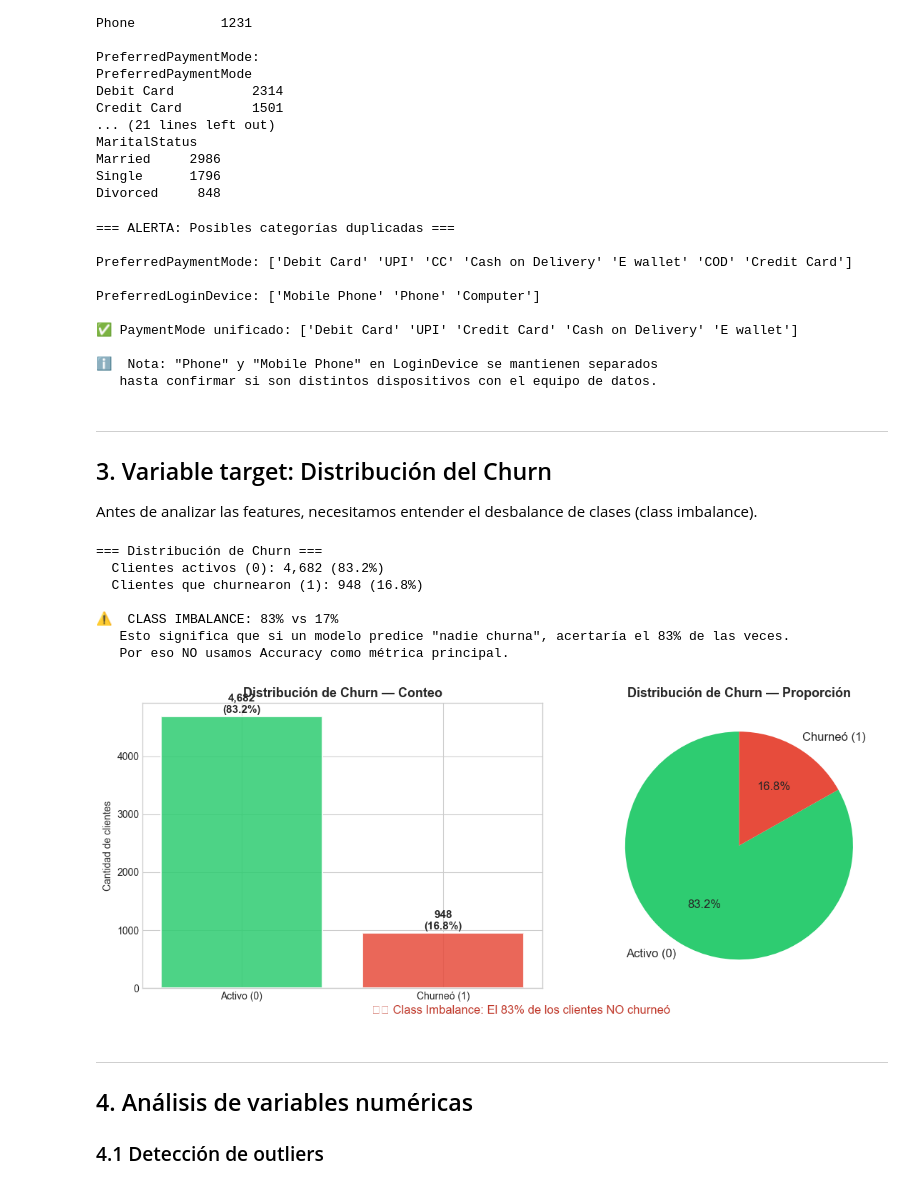
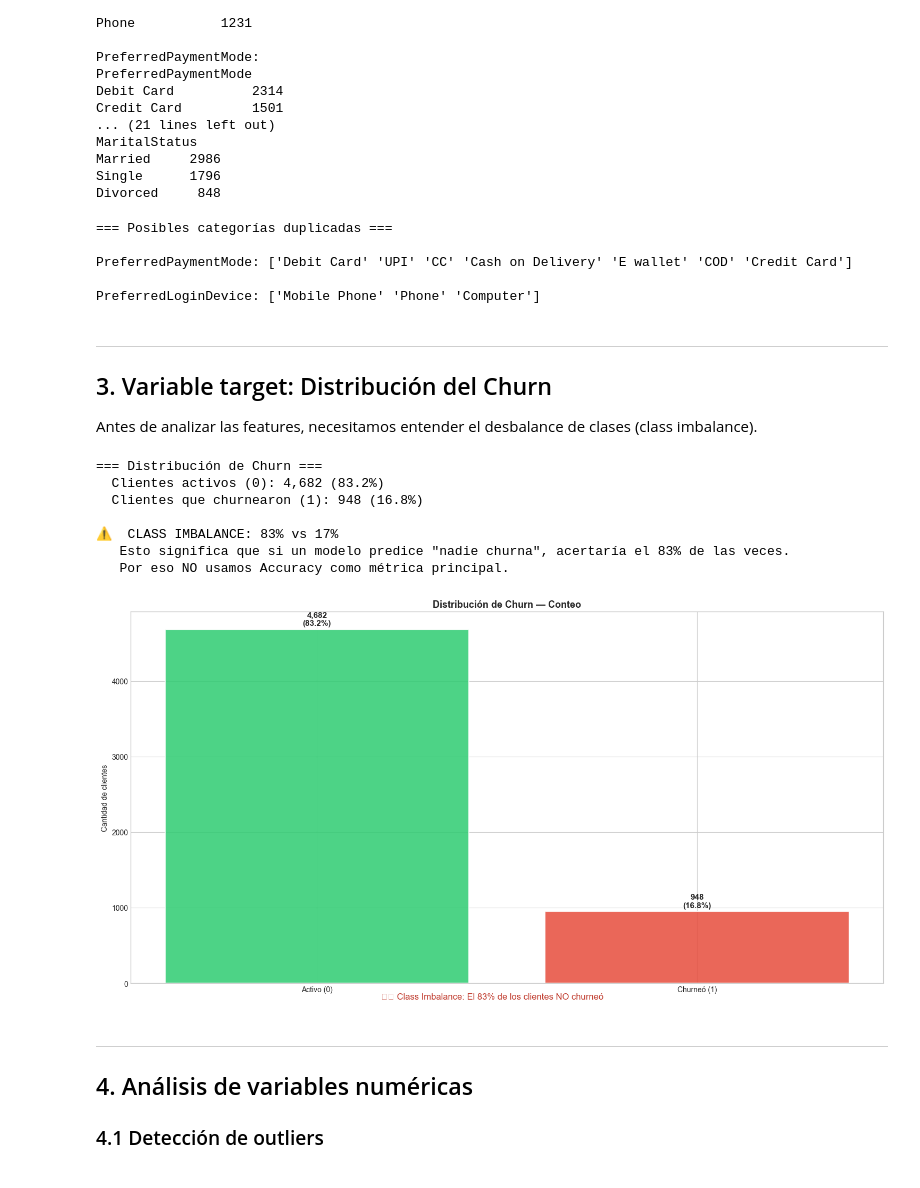
Before and after one commit to tattas21/churn_tp, a Jupyter notebook: notebooks/01_EDA_Churn.ipynb, the cells around one changed output. Drawn from its saved outputs; the diff is of its cells as text; code cells hidden in the pictures.

Commit message:
update: notebook 01_EDA_Churn
Co-Authored-By: Claude Opus 4.8 <noreply@anthropic.com>

```diff
--- a/notebooks/01_EDA_Churn.ipynb
+++ b/notebooks/01_EDA_Churn.ipynb
@@ -57,7 +57,7 @@ print('✅ Setup completo. Librerías importadas.')
 > **Instrucción:** Colocá el archivo CSV en `../data/raw/E_Commerce_Dataset.csv` antes de correr esta celda.
 # %%
 # Carga del dataset
-DATA_PATH = 'data/raw/E_Commerce_Dataset.csv'
+DATA_PATH = '/Users/tomasattas/Desktop/churn_tp/data/raw/E_Commerce_Dataset.csv'
 
 df = pd.read_csv(DATA_PATH)
 
@@ -198,7 +198,7 @@ Divorced     848
 # PreferredPaymentMode tiene: 'CC' y 'Credit Card' (mismo), 'COD' y 'Cash on Delivery' (mismo)
 # PreferredLoginDevice tiene: 'Phone' y 'Mobile Phone' (potencialmente lo mismo)
 
-print('=== ALERTA: Posibles categorías duplicadas ===')
+print('=== Posibles categorías duplicadas ===')
 print()
 print('PreferredPaymentMode:', df['PreferredPaymentMode'].unique())
 print()
@@ -209,23 +209,15 @@ df['PreferredPaymentMode'] = df['PreferredPaymentMode'].replace({
     'CC': 'Credit Card',
     'COD': 'Cash on Delivery'
 })
-
-print()
-print('✅ PaymentMode unificado:', df['PreferredPaymentMode'].unique())
-print()
-print('ℹ️  Nota: "Phone" y "Mobile Phone" en LoginDevice se mantienen separados')
-print('   hasta confirmar si son distintos dispositivos con el equipo de datos.')
+df['PreferredLoginDevice'] = df['PreferredLoginDevice'].replace({
+    'Phone': 'Mobile Phone'
+})
 # %% [output]
-=== ALERTA: Posibles categorías duplicadas ===
+=== Posibles categorías duplicadas ===
 
 PreferredPaymentMode: ['Debit Card' 'UPI' 'CC' 'Cash on Delivery' 'E wallet' 'COD' 'Credit Card']
 
 PreferredLoginDevice: ['Mobile Phone' 'Phone' 'Computer']
-
-✅ PaymentMode unificado: ['Debit Card' 'UPI' 'Credit Card' 'Cash on Delivery' 'E wallet']
-
-ℹ️  Nota: "Phone" y "Mobile Phone" en LoginDevice se mantienen separados
-   hasta confirmar si son distintos dispositivos con el equipo de datos.
 # %% [markdown]
 ---
 ## 3. Variable target: Distribución del Churn
@@ -240,45 +232,35 @@ print('=== Distribución de Churn ===')
 print(f'  Clientes activos (0): {churn_counts[0]:,} ({churn_pct[0]:.1f}%)')
 print(f'  Clientes que churnearon (1): {churn_counts[1]:,} ({churn_pct[1]:.1f}%)')
 print()
 print(f'⚠️  CLASS IMBALANCE: {churn_pct[0]:.0f}% vs {churn_pct[1]:.0f}%')
 print('   Esto significa que si un modelo predice "nadie churna", acertaría el 83% de las veces.')
 print('   Por eso NO usamos Accuracy como métrica principal.')
 
 # Gráfico
-fig, (ax1, ax2) = plt.subplots(1, 2, figsize=(12, 5))
+fig, (ax1) = plt.subplots(1, figsize=(15, 8))
 
 # Barras
 bars = ax1.bar(['Activo (0)', 'Churneó (1)'], churn_counts.values,
                color=[CHURN_COLORS[0], CHURN_COLORS[1]], alpha=0.85, edgecolor='white', linewidth=1.5)
 ax1.set_title('Distribución de Churn — Conteo', fontsize=13, fontweight='bold')
 ax1.set_ylabel('Cantidad de clientes')
 for bar, count, pct in zip(bars, churn_counts.values, churn_pct.values):
     ax1.text(bar.get_x() + bar.get_width()/2, bar.get_height() + 30,
              f'{count:,}\n({pct:.1f}%)', ha='center', va='bottom', fontsize=11, fontweight='bold')
 
-# Torta
-wedges, texts, autotexts = ax2.pie(
-    churn_counts.values, labels=['Activo (0)', 'Churneó (1)'],
-    colors=[CHURN_COLORS[0], CHURN_COLORS[1]],
-    autopct='%1.1f%%', startangle=90,
-    textprops={'fontsize': 12}
-)
-ax2.set_title('Distribución de Churn — Proporción', fontsize=13, fontweight='bold')
-
 plt.suptitle('⚠️ Class Imbalance: El 83% de los clientes NO churneó',
              fontsize=12, color='#c0392b', y=0.02)
 plt.tight_layout()
-plt.savefig('../reports/churn_distribucion.png', dpi=150, bbox_inches='tight')
 plt.show()
 # %% [output]
 === Distribución de Churn ===
   Clientes activos (0): 4,682 (83.2%)
   Clientes que churnearon (1): 948 (16.8%)
 
 ⚠️  CLASS IMBALANCE: 83% vs 17%
    Esto significa que si un modelo predice "nadie churna", acertaría el 83% de las veces.
    Por eso NO usamos Accuracy como métrica principal.
-[figure, old version]
+[figure, new version]
 # %% [markdown]
 ---
 ## 4. Análisis de variables numéricas
```
Also changed, not shown: parts of 1 cell of this notebook.
